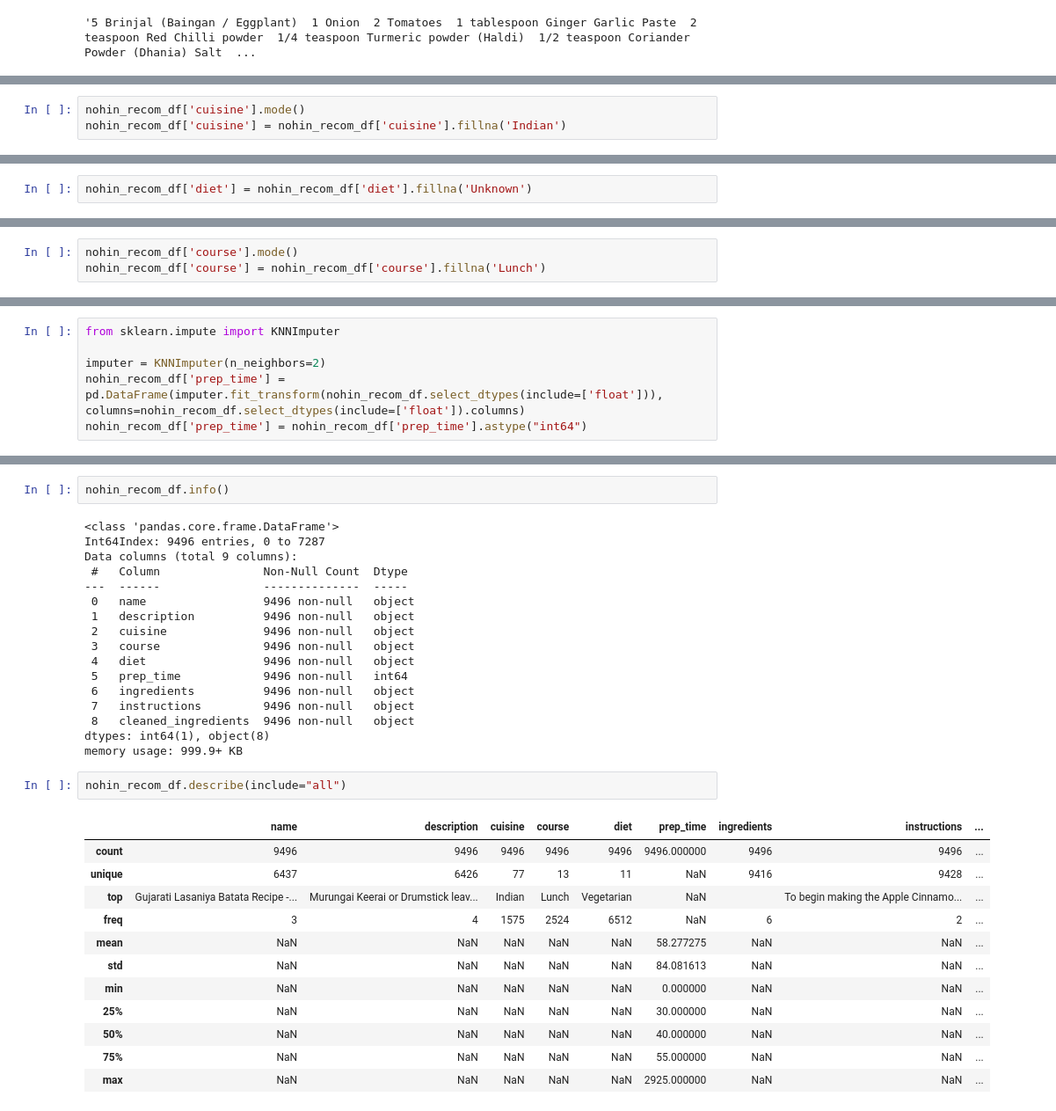
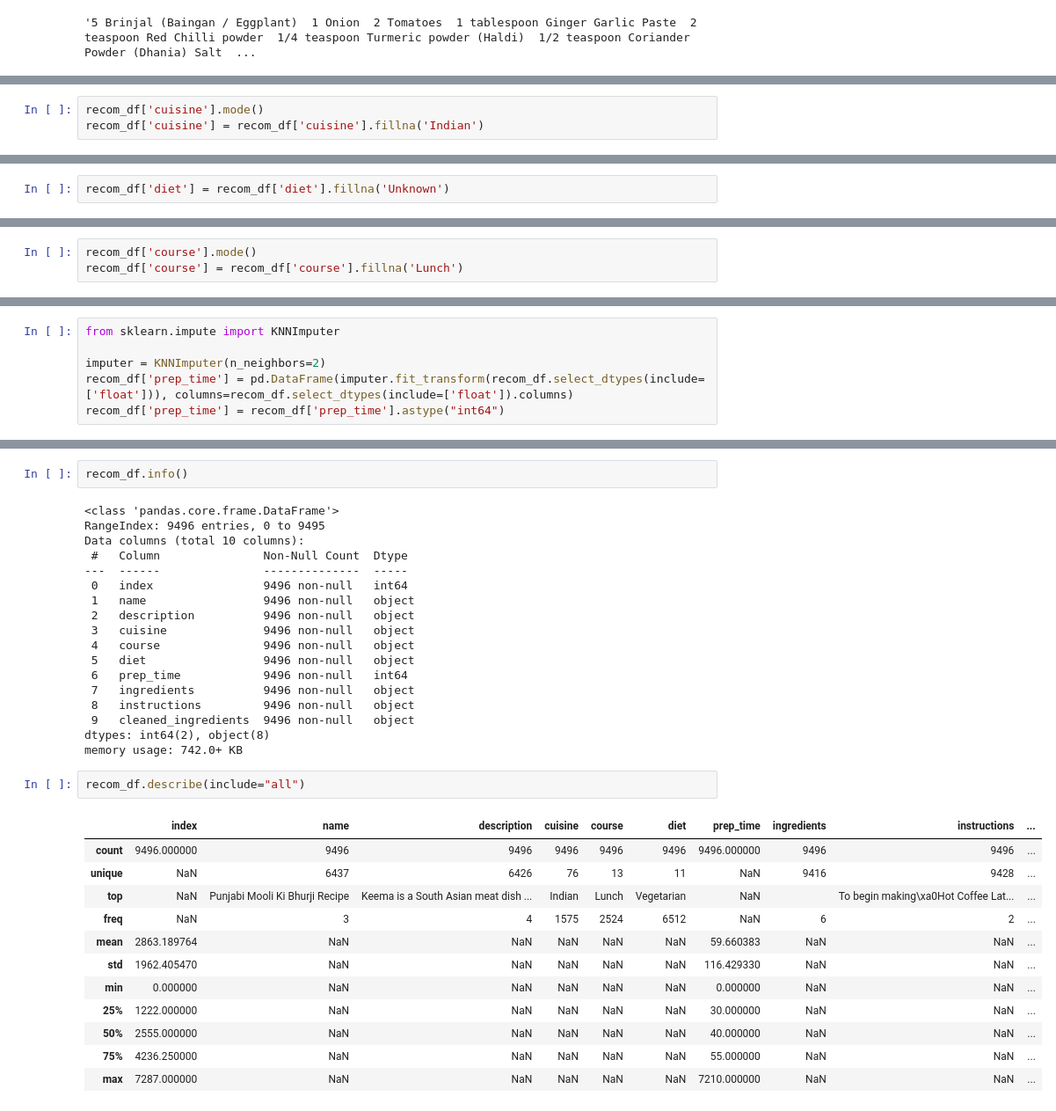
Before and after one commit to jonkerr/indian-food, a Jupyter notebook: merged_recipe_dataset.ipynb, the cells around one changed output, grey strips where cells are left out. Shown: that part at 88% size. Cells and saved outputs as stored; diff of their text form.

```diff
--- a/merged_recipe_dataset.ipynb
+++ b/merged_recipe_dataset.ipynb
@@ -867,4 +921,4 @@ plt.show()
 [figure]
 # %%
-nohin_recom_df['cuisine'].mode()
-nohin_recom_df['cuisine'] = nohin_recom_df['cuisine'].fillna('Indian')
+recom_df['cuisine'].mode()
+recom_df['cuisine'] = recom_df['cuisine'].fillna('Indian')
@@ -877,2 +925,2 @@ See the caveats in the documentation: https://pandas.pydata.org/pandas-docs/stab
 # %%
-nohin_recom_df['diet'] = nohin_recom_df['diet'].fillna('Unknown')
+recom_df['diet'] = recom_df['diet'].fillna('Unknown')
@@ -885,3 +927,3 @@ See the caveats in the documentation: https://pandas.pydata.org/pandas-docs/stab
 # %%
-nohin_recom_df['course'].mode()
-nohin_recom_df['course'] = nohin_recom_df['course'].fillna('Lunch')
+recom_df['course'].mode()
+recom_df['course'] = recom_df['course'].fillna('Lunch')
@@ -895,5 +931,5 @@ See the caveats in the documentation: https://pandas.pydata.org/pandas-docs/stab
 from sklearn.impute import KNNImputer
 
 imputer = KNNImputer(n_neighbors=2)
-nohin_recom_df['prep_time'] = pd.DataFrame(imputer.fit_transform(nohin_recom_df.select_dtypes(include=['float'])), columns=nohin_recom_df.select_dtypes(include=['float']).columns)
-nohin_recom_df['prep_time'] = nohin_recom_df['prep_time'].astype("int64")
+recom_df['prep_time'] = pd.DataFrame(imputer.fit_transform(recom_df.select_dtypes(include=['float'])), columns=recom_df.select_dtypes(include=['float']).columns)
+recom_df['prep_time'] = recom_df['prep_time'].astype("int64")
@@ -911,34 +936,35 @@ See the caveats in the documentation: https://pandas.pydata.org/pandas-docs/stab
 # %%
-nohin_recom_df.info()
+recom_df.info()
 # %% [output]
 <class 'pandas.core.frame.DataFrame'>
-Int64Index: 9496 entries, 0 to 7287
-Data columns (total 9 columns):
+RangeIndex: 9496 entries, 0 to 9495
+Data columns (total 10 columns):
  #   Column               Non-Null Count  Dtype
 ---  ------               --------------  -----
- 0   name                 9496 non-null   object
- 1   description          9496 non-null   object
- 2   cuisine              9496 non-null   object
- 3   course               9496 non-null   object
- 4   diet                 9496 non-null   object
- 5   prep_time            9496 non-null   int64
- 6   ingredients          9496 non-null   object
- 7   instructions         9496 non-null   object
- 8   cleaned_ingredients  9496 non-null   object
-dtypes: int64(1), object(8)
-memory usage: 999.9+ KB
+ 0   index                9496 non-null   int64
+ 1   name                 9496 non-null   object
+ 2   description          9496 non-null   object
+ 3   cuisine              9496 non-null   object
+ 4   course               9496 non-null   object
+ 5   diet                 9496 non-null   object
+ 6   prep_time            9496 non-null   int64
+ 7   ingredients          9496 non-null   object
+ 8   instructions         9496 non-null   object
+ 9   cleaned_ingredients  9496 non-null   object
+dtypes: int64(2), object(8)
+memory usage: 742.0+ KB
 # %%
-nohin_recom_df.describe(include="all")
+recom_df.describe(include="all")
 # %% [output]
-|  | name | description | cuisine | course | diet | prep_time | ingredients | instructions | ... |
-| count | 9496 | 9496 | 9496 | 9496 | 9496 | 9496.000000 | 9496 | 9496 | ... |
-| unique | 6437 | 6426 | 77 | 13 | 11 | NaN | 9416 | 9428 | ... |
-| top | Gujarati Lasaniya Batata Recipe -... | Murungai Keerai or Drumstick leav... | Indian | Lunch | Vegetarian | NaN |  | To begin making the Apple Cinnamo... | ... |
-| freq | 3 | 4 | 1575 | 2524 | 6512 | NaN | 6 | 2 | ... |
-| mean | NaN | NaN | NaN | NaN | NaN | 58.277275 | NaN | NaN | ... |
-| std | NaN | NaN | NaN | NaN | NaN | 84.081613 | NaN | NaN | ... |
-| min | NaN | NaN | NaN | NaN | NaN | 0.000000 | NaN | NaN | ... |
-| 25% | NaN | NaN | NaN | NaN | NaN | 30.000000 | NaN | NaN | ... |
-| 50% | NaN | NaN | NaN | NaN | NaN | 40.000000 | NaN | NaN | ... |
-| 75% | NaN | NaN | NaN | NaN | NaN | 55.000000 | NaN | NaN | ... |
-| max | NaN | NaN | NaN | NaN | NaN | 2925.000000 | NaN | NaN | ... |
+|  | index | name | description | cuisine | course | diet | prep_time | ingredients | instructions | ... |
+| count | 9496.000000 | 9496 | 9496 | 9496 | 9496 | 9496 | 9496.000000 | 9496 | 9496 | ... |
+| unique | NaN | 6437 | 6426 | 76 | 13 | 11 | NaN | 9416 | 9428 | ... |
+| top | NaN | Punjabi Mooli Ki Bhurji Recipe | Keema is a South Asian meat dish ... | Indian | Lunch | Vegetarian | NaN |  | To begin making\xa0Hot Coffee Lat... | ... |
+| freq | NaN | 3 | 4 | 1575 | 2524 | 6512 | NaN | 6 | 2 | ... |
+| mean | 2863.189764 | NaN | NaN | NaN | NaN | NaN | 59.660383 | NaN | NaN | ... |
+| std | 1962.405470 | NaN | NaN | NaN | NaN | NaN | 116.429330 | NaN | NaN | ... |
+| min | 0.000000 | NaN | NaN | NaN | NaN | NaN | 0.000000 | NaN | NaN | ... |
+| 25% | 1222.000000 | NaN | NaN | NaN | NaN | NaN | 30.000000 | NaN | NaN | ... |
+| 50% | 2555.000000 | NaN | NaN | NaN | NaN | NaN | 40.000000 | NaN | NaN | ... |
+| 75% | 4236.250000 | NaN | NaN | NaN | NaN | NaN | 55.000000 | NaN | NaN | ... |
+| max | 7287.000000 | NaN | NaN | NaN | NaN | NaN | 7210.000000 | NaN | NaN | ... |
```
Also changed, not shown: parts of 72 cells of this notebook.
